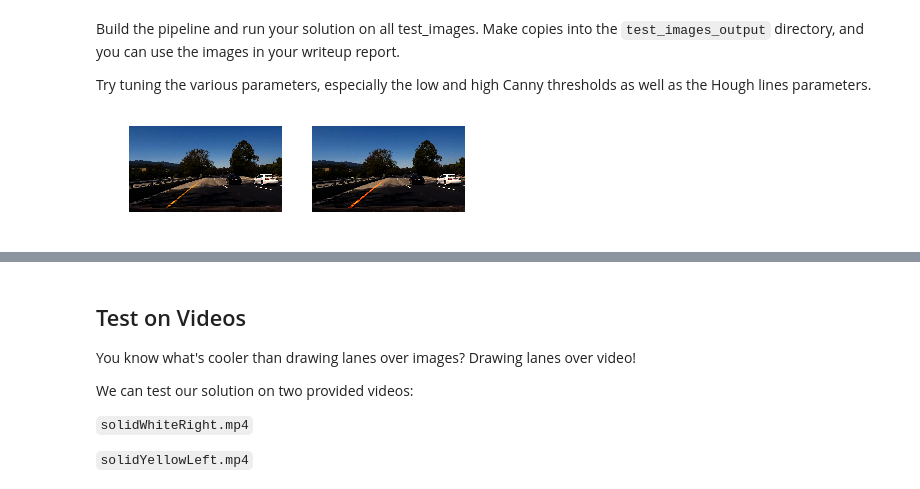
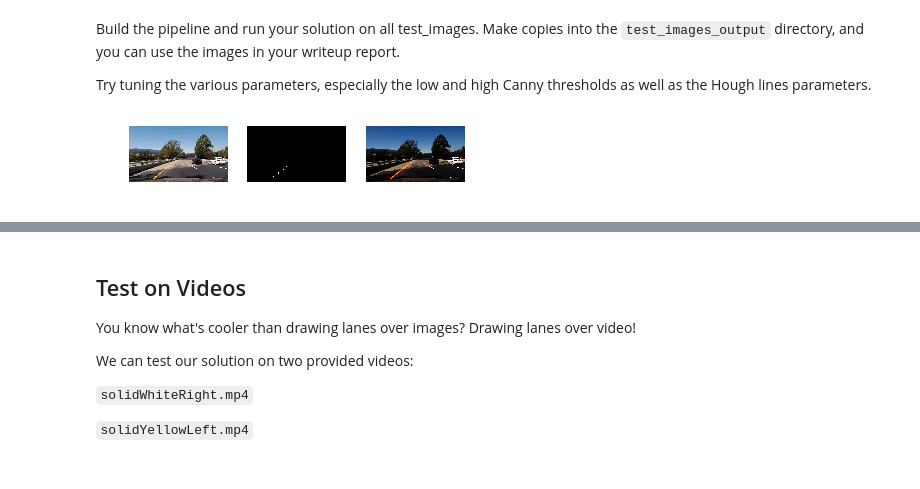
Before and after one commit to fmannan/CarND-LaneLines-P1, a Jupyter notebook: P1.ipynb, the cells around one changed output, grey strips where cells are left out. Drawn from its saved outputs; the diff is of its cells as text; code cells hidden in the pictures.

```diff
--- a/P1.ipynb
+++ b/P1.ipynb
@@ -229,86 +307,80 @@ Try tuning the various parameters, especially the low and high Canny thresholds
 # TODO: Build your pipeline that will draw lane lines on the test_images
 # then save them to the test_images directory.
 
-def pipeline_basic_v0(image):
-    image = image.astype(np.float32)
-    image = image / np.max(image)
-    image = np.uint8(apply_gamma(image) * 255)
+def lane_detection_pipeline(image_orig):
+    image = np.float32(image_orig) / 255.
+    image = np.uint8(apply_gamma(image, 2.2) * 255)
+    lb = 180 #120
 
+    mask = ((image[..., 0] > lb) & (image[..., 1] > 120) & ((image[..., 2] < 80) | (image[..., 2] > lb))).astype(np.uint8) * 255  #gaussian_blur(image, 5)
+
+    im = np.stack((mask, mask, mask), axis=2)
     #im = grayscale(image)
-    im = maxRGB(image)
-
-    im = gaussian_blur(im, 5)
-    im = canny(im, 10, 200)
-    return im
-
-def pipeline_basic(image_orig):
-    image = np.float32(image_orig)
-    image = image / np.max(image)
-    image = np.uint8(apply_gamma(image) * 255)
-
-    im = gaussian_blur(image, 5)
-
-    #im = grayscale(image)
-    im = maxRGB(image)
+    #im = HSL_lightness(image)  #maxRGB(image)
 
     # Sharpen the edges
-    #im_blur = gaussian_blur(im, 5)
-    #im_sharp = im.astype(np.float32) + 1.2 * (im.astype(np.float32) - im_blur.astype(np.float32))
+    #im_sharp = cv2.inRange(im, 140, 255) #im[..., 0] > 140  #unsharp_mask(im, ksize=5, scale=1.2)
+    ksize = 3
+    kernel = np.ones((ksize, ksize))
+    im_sharp = cv2.erode(im, kernel)
 
-    #im_sharp = (255. * im_sharp / np.max(im_sharp)).astype(np.uint8)
-    im_sharp = im
+    #im_sharp = im
+
     #plt.figure()
-    #plt.imshow(im_sharp)
+    #plt.imshow(im)
 
     # Extract canny edges
-    im_edge = canny(im_sharp, 10, 200)
+    im_edge = canny(im, 0, 255)
 
     # Choose edges in the ROI
     imshape = image.shape[:2]
     mask = np.zeros_like(im_edge)
     ignore_mask_color = 255
 
-    vertices = np.array([[(np.int32(.1 * imshape[1]), imshape[0]),
-                          (np.int32(.45 * imshape[1]), np.int32(.6 * imshape[0])),
-                          (np.int32(.55 * imshape[1]), np.int32(.6 * imshape[0])),
-                          (np.int32(.9 * imshape[1]), imshape[0])]], dtype=np.int32)
+    vertices = np.array([[(np.int32(.05 * imshape[1]), imshape[0]),
+                          (np.int32(.4 * imshape[1]), np.int32(.6 * imshape[0])),
+                          (np.int32(.6 * imshape[1]), np.int32(.6 * imshape[0])),
+                          (np.int32(.95 * imshape[1]), imshape[0])]], dtype=np.int32)
     cv2.fillPoly(mask, vertices, ignore_mask_color)
     masked_edges = cv2.bitwise_and(im_edge, mask)
 
     # Find Hough Lines
-    rho = .4 # distance resolution in pixels of the Hough grid
-    theta = .8 * np.pi/180  # angular resolution in radians of the Hough grid
-    threshold = 40     # minimum number of votes (intersections in Hough grid cell)
-    min_line_len = 8   #minimum number of pixels making up a line
-    max_line_gap = 10    # maximum gap in pixels between connectable line segments
+    rho = .5 # distance resolution in pixels of the Hough grid
+    theta = np.pi/180  # angular resolution in radians of the Hough grid
+    threshold = 5   # minimum number of votes (intersections in Hough grid cell)
+    min_line_len = 3 #20   #minimum number of pixels making up a line
+    max_line_gap = 4 #60    # maximum gap in pixels between connectable line segments
 
-    hough_lines_img, hough_all_lines = hough_lines(masked_edges, rho, theta, threshold,
-                                                   min_line_len, max_line_gap,
-                                                   angle_range_deg=[35, 180-35])
+    angle_range_deg = [20, 180-20]
+    hough_lines_img, hough_all_lines = hough_lines(masked_edges, rho, theta,
+                                                   threshold, min_line_len,
+                                                   max_line_gap,
+                                                   angle_range_deg=angle_range_deg)
 
     im_blend = weighted_img(image, hough_lines_img, 0.8, 1, 0)
 
     return im_blend, {'edge': im_edge, 'masked_edges': masked_edges,
-                      'hough_edges': hough_lines_img, 'im_sharp': im_sharp,
-                      'ROI': mask}
-
-
-for f in files:
-    im = mpimg.imread(SRC_DIR + f).astype(np.float32)
-    im = im / np.max(im)
-    imn = apply_gamma(im)
+                      'hough_lines_img': hough_lines_img, 'im_sharp': im_sharp,
+                      'ROI': mask, 'hough_lines': hough_all_lines}
+for img_file in files:
+    image = imread(SRC_DIR + img_file)
 
     plt.figure()
 
-    plt.subplot(1, 2, 1)
-    plt.imshow(imn)
+    plt.subplot(1, 3, 1)
+    plt.imshow(image)
     plt.axis('off')
 
-    im_edge, _ = pipeline_basic(im)
+    im_edge, extra = lane_detection_pipeline(image)
 
-    plt.subplot(1, 2, 2)
+    plt.subplot(1, 3, 2)
+    plt.imshow(extra['masked_edges'])
+    plt.axis('off')
+    plt.gray()
+
+    plt.subplot(1, 3, 3)
     plt.imshow(im_edge)
     plt.axis('off')
     plt.gray()
 # %% [output]
-[figure, old version]
+[figure, new version]
```
Also changed, not shown: parts of 10 cells of this notebook, 2 other files.
